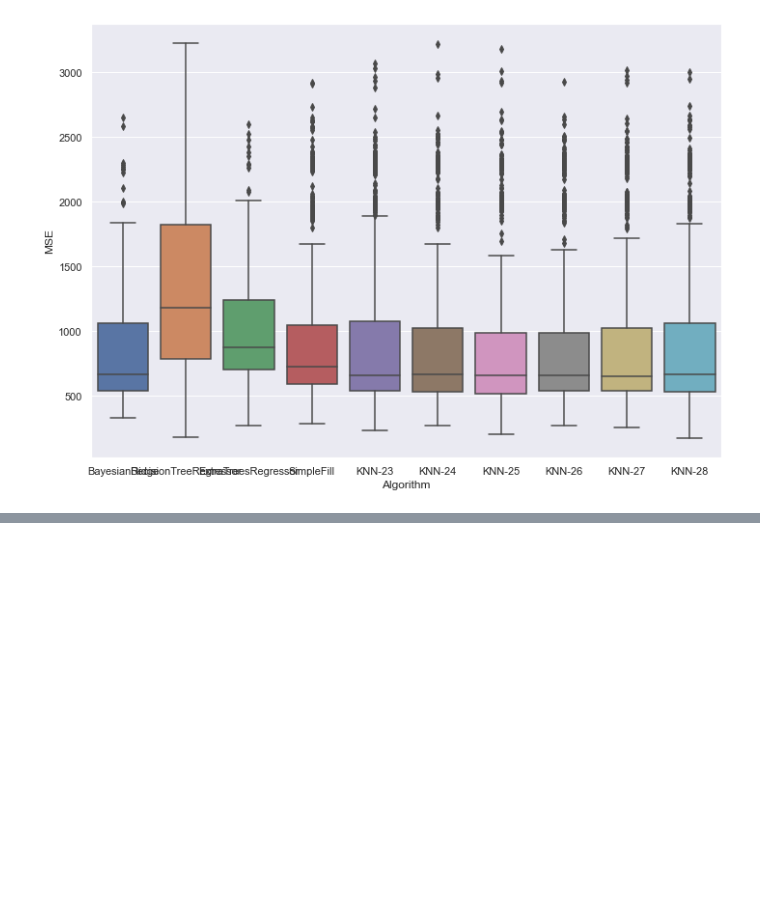
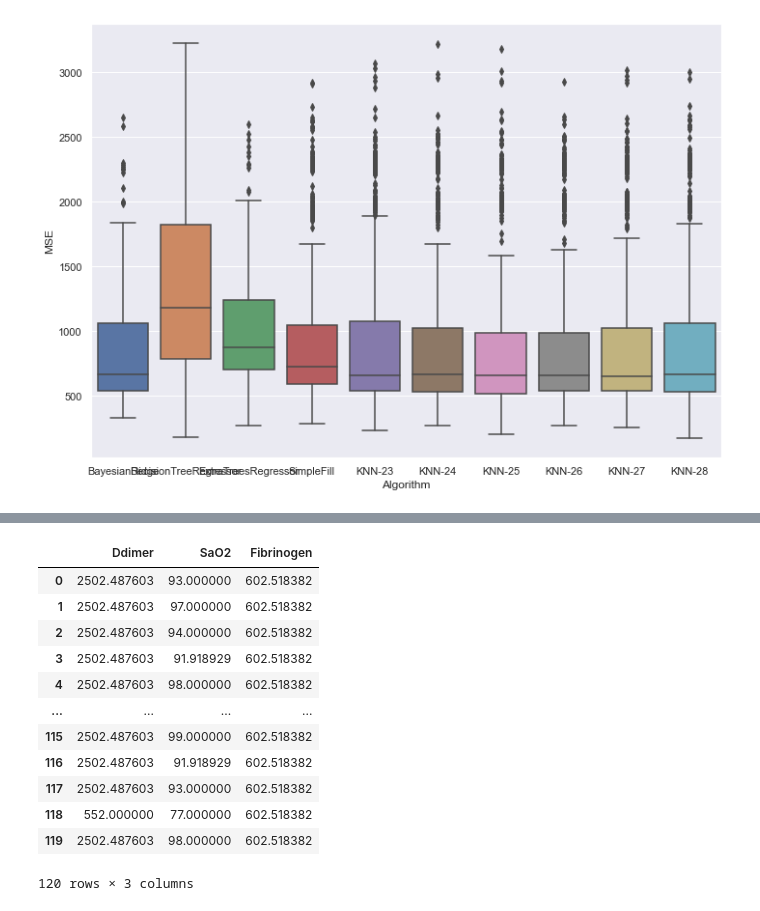
Before and after one commit to maxxxzdn/covid_challenge, a Jupyter notebook: Generate Missing Data.ipynb, the cells around one changed output, grey strips where cells are left out. Saved outputs shown, nothing was run; the diff lists cells and outputs as text; code cells hidden in the pictures; blank space fills up the shorter version.

```diff
--- a/Generate Missing Data.ipynb
+++ b/Generate Missing Data.ipynb
@@ -283,0 +368,16 @@ plot(dict(list(iterativeBenchmarkResults.items()) + list(benchmarkResults.items(
+# %%
+filled_test_bad
+# %% [output]
+|  | Ddimer | SaO2 | Fibrinogen |
+| 0 | 2502.487603 | 93.000000 | 602.518382 |
+| 1 | 2502.487603 | 97.000000 | 602.518382 |
+| 2 | 2502.487603 | 94.000000 | 602.518382 |
+| 3 | 2502.487603 | 91.918929 | 602.518382 |
+| 4 | 2502.487603 | 98.000000 | 602.518382 |
+| ... | ... | ... | ... |
+| 115 | 2502.487603 | 99.000000 | 602.518382 |
+| 116 | 2502.487603 | 91.918929 | 602.518382 |
+| 117 | 2502.487603 | 93.000000 | 602.518382 |
+| 118 | 552.000000 | 77.000000 | 602.518382 |
+| 119 | 2502.487603 | 98.000000 | 602.518382 |
+120 rows × 3 columns
```
Also changed, not shown: parts of 15 cells of this notebook, 1 other file.
